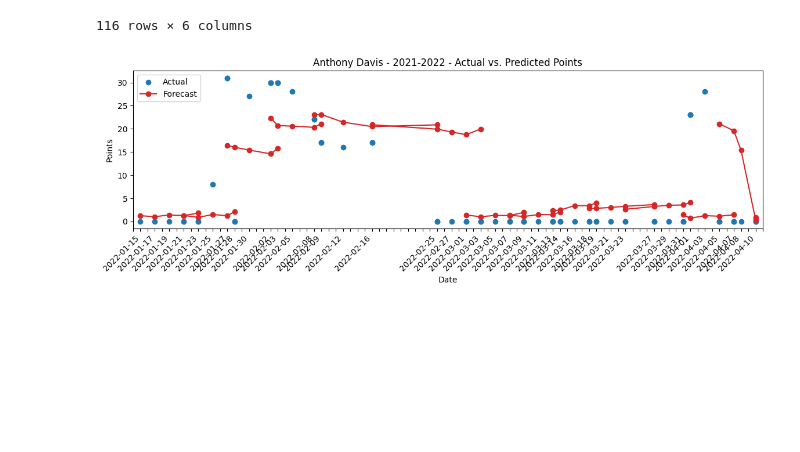
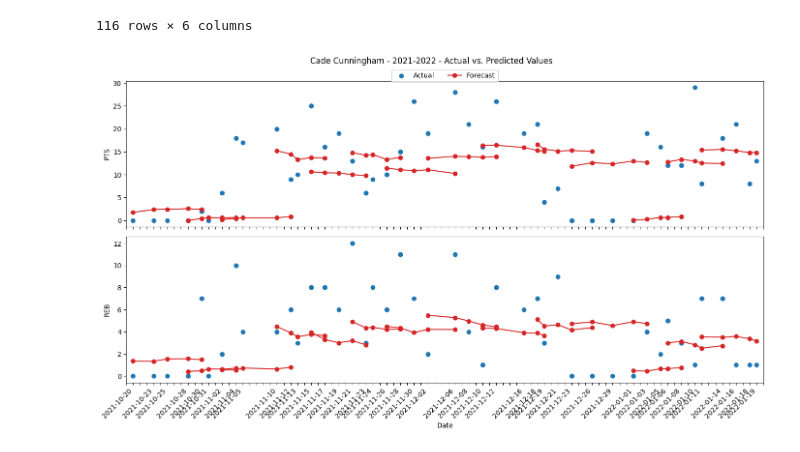
Before and after one commit to brownbrandon272/basketball, a Jupyter notebook: scripts/analyze_results.ipynb, the cells around one changed output. Cells and saved outputs as stored; diff of their text form; code cells hidden in the pictures; blank space fills up the shorter version.

Commit message:
finalise weekly proj plots

```diff
--- a/scripts/analyze_results.ipynb
+++ b/scripts/analyze_results.ipynb
@@ -248,17 +242,17 @@ def plot_timeseries(player_name, season, first_game_i=10, last_game_i=30, every_
     plt.show()
 # %%
-PLAYER_NAME = 'Anthony Davis'
+PLAYER_NAME = 'Cade Cunningham'
 SEASON = '2021-2022'
-FIRST_GAME_I = 40
-LAST_GAME_I = 82
+FIRST_GAME_I = 0
+LAST_GAME_I = 40
 EVERY_N_GAMES = 3
-COL_ENDS = ['PTS', 'PTS_PRED', 'GAME_DATE_EST']
+COL_ENDS = ['PTS', 'REB']
 
 plot_timeseries(player_name=PLAYER_NAME,
                 season=SEASON,
                 first_game_i=FIRST_GAME_I,
                 last_game_i=LAST_GAME_I,
                 every_n_games=EVERY_N_GAMES,
                 col_ends=COL_ENDS)
 # %% [output]
-[figure, old version]
+[figure, new version]
```
Also changed, not shown: parts of 1 cell of this notebook.
